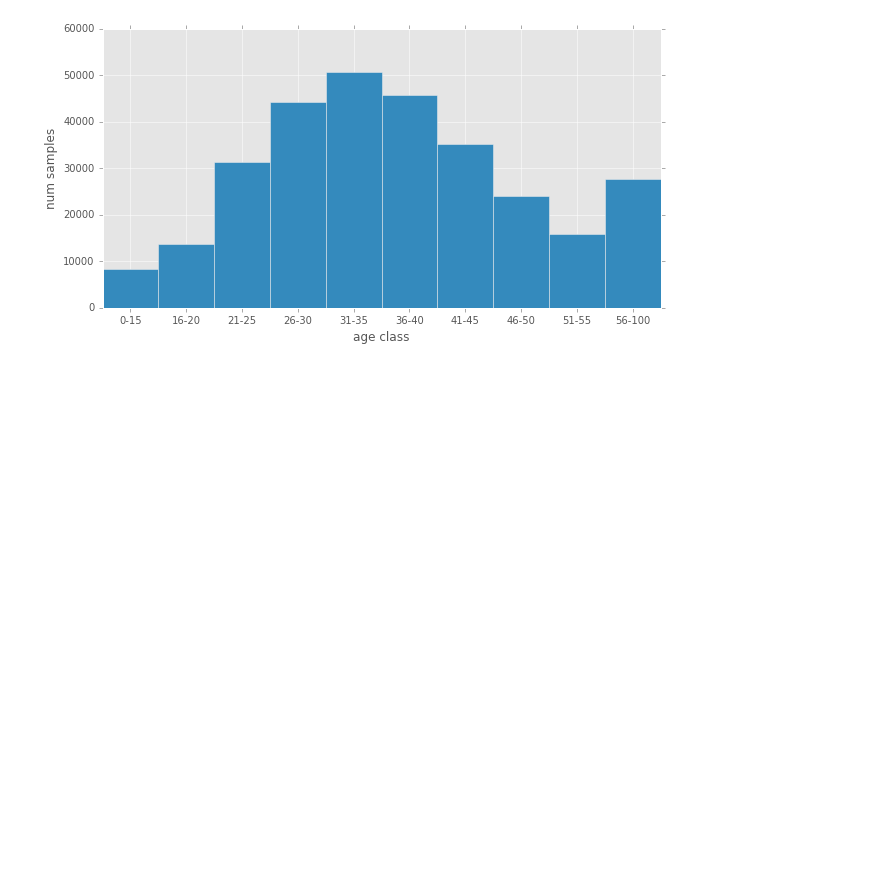
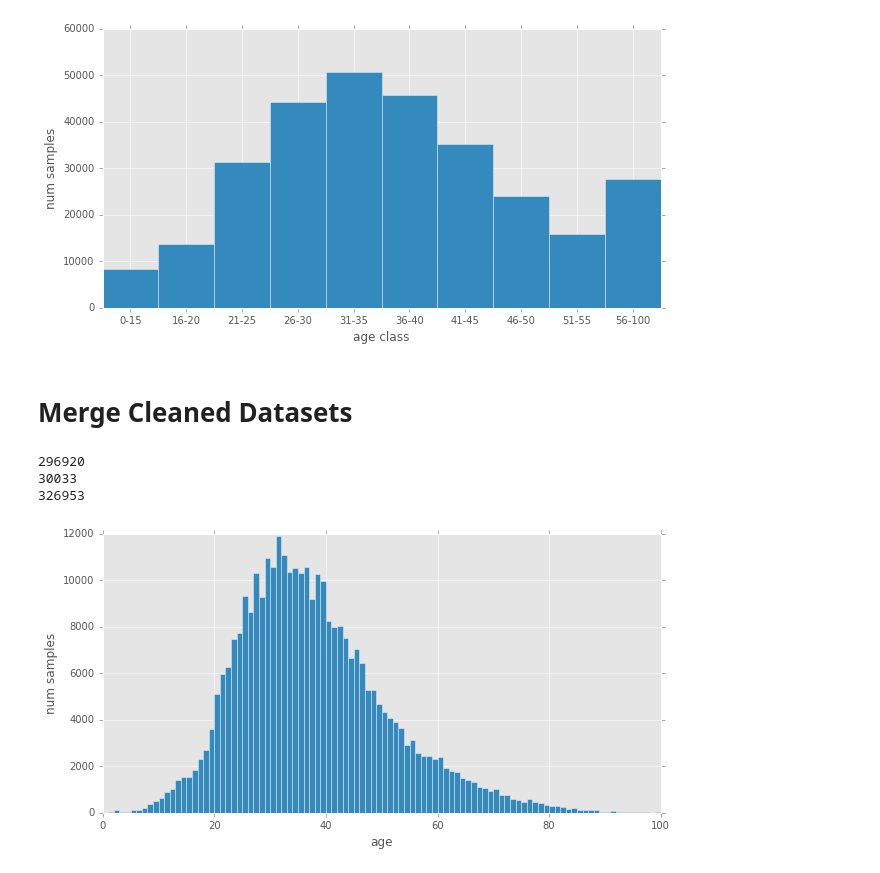
Before and after one commit to chaosmail/cvsp-age-gender-classification-16, a Jupyter notebook: analyse/02_Age_Distribution.ipynb, the cells around one changed output. Drawn from its saved outputs; the diff is of its cells as text; code cells hidden in the pictures; blank space fills up the shorter version.

Commit message:
Added merged datasets

```diff
--- a/analyse/02_Age_Distribution.ipynb
+++ b/analyse/02_Age_Distribution.ipynb
@@ -22,6 +22,14 @@ IMDB_META_OBJ = 'imdb_meta.obj'
 # %%
 lmap = lambda f, l: list(map(f, l))
 lfilter = lambda f, l: list(filter(f, l))
+
+def merge_meta_data(data1, data2):
+    return {
+        'path':   np.append(data1['path'], data2['path']),
+        'name':   np.append(data1['name'], data2['name']),
+        'age':    np.append(data1['age'], data2['age']),
+        'gender': np.append(data1['gender'], data2['gender'])
+    }
 
 def filter_meta_data(data, filter_mask):
     return {
@@ -84,3 +92,22 @@ age_binned, age_labels = to_bins(imdb_meta['age'], age_classes)
 plot_histo(age_binned, bins=range(len(age_labels) + 1), xticks=age_labels, xlabel='age class', ylabel='num samples')
 # %% [output]
 [figure]
+# %% [markdown]
+# Merge Cleaned Datasets
+# %%
+meta_all = merge_meta_data(imdb_meta, wiki_meta)
+# %%
+print(imdb_meta['age'].shape[0])
+print(wiki_meta['age'].shape[0])
+print(meta_all['age'].shape[0])
+
+# Make sure the concatenation works
+assert(imdb_meta['age'].shape[0] + wiki_meta['age'].shape[0] == meta_all['age'].shape[0])
+# %% [output]
+296920
+30033
+326953
+# %%
+plot_histo(meta_all['age'], bins=100, xlabel='age', ylabel='num samples')
+# %% [output]
+[figure, added]
```
Also changed, not shown: parts of 1 cell of this notebook.
